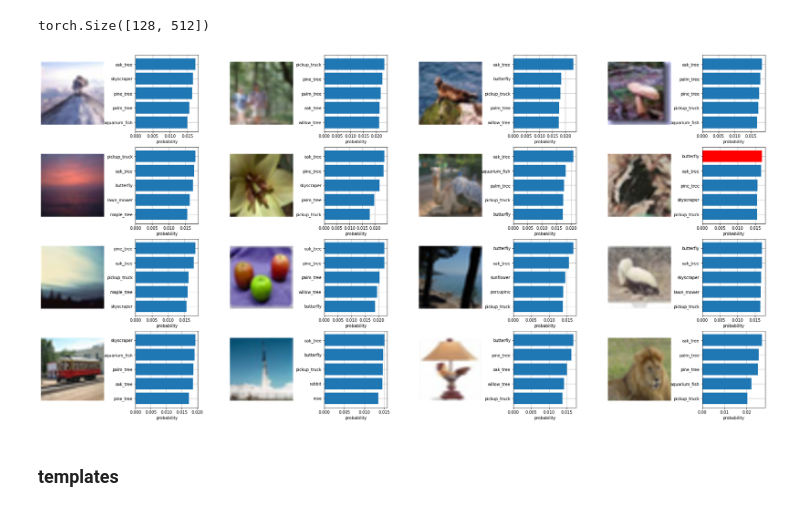
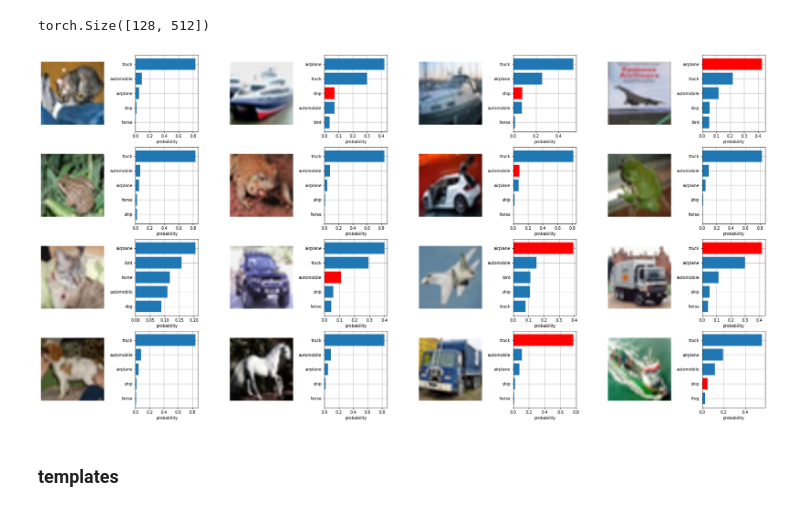
Before and after one commit to VijayKalmath/MultiModal-KnowledgeDistillation, a Jupyter notebook: zeroshot_evaluation_kd.ipynb, the cells around one changed output. Cells and saved outputs as stored; diff of their text form; code cells hidden in the pictures.

```diff
--- a/zeroshot_evaluation_kd.ipynb
+++ b/zeroshot_evaluation_kd.ipynb
@@ -163,7 +166,7 @@ norm.mean, norm.std
 # %%
 import matplotlib.pyplot as plt
 
-img, label = next(iter(cifar100))
+img, label = next(iter(cifar10))
 img = denormalize(img).permute(1, 2, 0)
 plt.imshow(img)
 img.shape, img.min(), img.max()
@@ -173,7 +176,7 @@ img.shape, img.min(), img.max()
 # %%
 batch_size = 128
 # batch_size = 32
-data_loader = torch.utils.data.DataLoader(cifar100,
+data_loader = torch.utils.data.DataLoader(cifar10,
                                           batch_size=batch_size,
                                           shuffle=False)
 # %%
@@ -186,14 +189,14 @@ x[0].shape, x[1].shape
 # %%
 image_input, image_labels = next(iter(data_loader))
 image_input = image_input.cuda()
-text_descriptions = [f"This is a photo of a {label}" for label in cifar100.classes]
+text_descriptions = [f"This is a photo of a {label}" for label in cifar10.classes]
 text_tokens = clip.tokenize(text_descriptions).cuda()
 # %%
 with torch.no_grad():
-  image_features = model.encode_image(image_input).float()
-  image_features /= image_features.norm(dim=-1, keepdim=True)
-  # text_features = model.encode_text(text_tokens).float()
-  # text_features /= text_features.norm(dim=-1, keepdim=True)
+  # image_features = model.encode_image(image_input).float()
+  # image_features /= image_features.norm(dim=-1, keepdim=True)
+  text_features = model.encode_text(text_tokens).float()
+  text_features /= text_features.norm(dim=-1, keepdim=True)
 # image_features.shape, text_features.shape
 # %%
 def encode_text(transformer, text):
@@ -237,28 +240,28 @@ top_probs, top_labels = text_probs.cpu().topk(5, dim=-1)
 # %%
 rows, cols = 4, 4
 plt.figure(figsize=(cols*8, rows*4))
 
 for i, image in enumerate(image_input[:rows*cols]):
     plt.subplot(rows, cols * 2, 2 * i + 1)
     plt.imshow(denormalize(image.cpu()).permute(1, 2, 0))
     plt.axis("off")
 
     plt.subplot(rows, cols * 2, 2 * i + 2)
     y = np.arange(top_probs.shape[-1])
     plt.grid()
     plt.barh(y, top_probs[i])
     plt.gca().invert_yaxis()
     plt.gca().set_axisbelow(True)
-    plt.yticks(y, [cifar100.classes[index] for index in top_labels[i].numpy()])
+    plt.yticks(y, [cifar10.classes[index] for index in top_labels[i].numpy()])
     if image_labels[i] in top_labels[i]:
       j = list(top_labels[i]).index(image_labels[i])
       plt.barh([j], [top_probs[i][j]], color='r')
     plt.xlabel("probability")
 
 plt.subplots_adjust(wspace=0.5)
 plt.show()
 # %% [output]
-[figure, old version]
+[figure, new version]
 # %% [markdown]
 ### templates
 # %%
```
Also changed, not shown: parts of 12 cells of this notebook.
